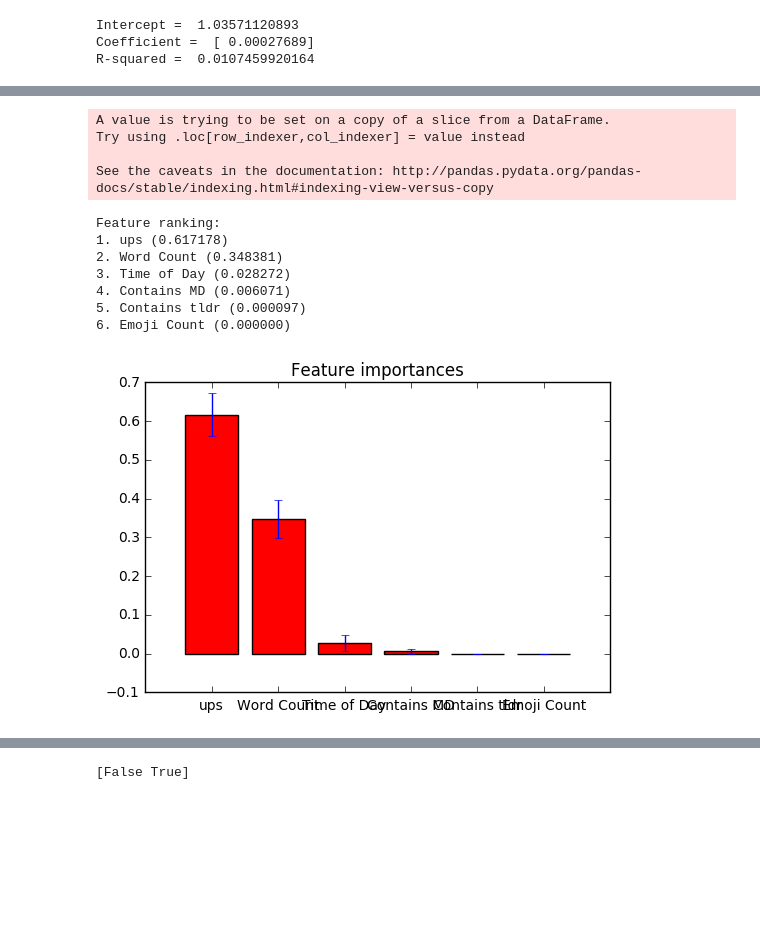
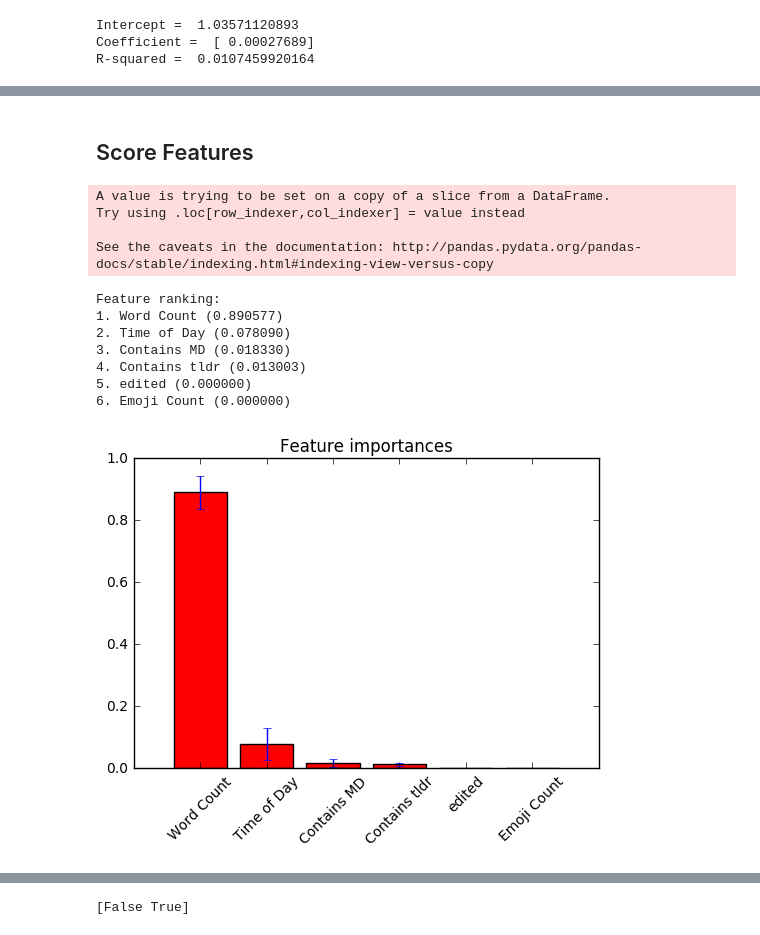
Before and after one commit to cyinwei/csce489_gold, a Jupyter notebook: Jeremy's Notebook.ipynb, the cells around one changed output, grey strips where cells are left out. Drawn from its saved outputs; the diff is of its cells as text; code cells hidden in the pictures; blank space fills up the shorter version.

```diff
--- a/Jeremy's Notebook.ipynb
+++ b/Jeremy's Notebook.ipynb
@@ -208,13 +204,16 @@ top.plot(kind='pie', y='gilded', autopct='%1.1f%%', legend=False)
+# %% [markdown]
+## Score Features
 # %%
 import numpy as np
 import matplotlib.pyplot as plt
+import pandas as pd
 
 from scripts import Munger as mg
 
 from sklearn.datasets import make_classification
 from sklearn.ensemble import ExtraTreesClassifier
 
-data = pd.read_csv('W:/CSCE489/Start Data/test/RC_2015-01_toplevel_funny.csv')
+data = pd.read_csv('W:/CSCE489/Start Data/Train/WTF_train.csv')
 
 data['body'] = data['body'].astype(str)
 
@@ -224,6 +223,7 @@ data['Contains tldr'] = data['body'].map(lambda x: mg.containsTLDR(x))
 data['Word Count'] = data['body'].map(lambda x: mg.wordcount(x))
 data['Emoji Count'] = data['body'].map(lambda x: mg.emojicount(x))
 data['Time of Day'] = data['created_utc'].map(lambda x: mg.getTimeofDay(x))
+data['edited'] = data['edited'].astype(bool)
 
 todmap = {
     'Afternoon': 1,
@@ -232,44 +232,44 @@ todmap = {
     'Morning': 4
 }
 
-X = data[['ups' ,'Contains MD', 'Contains tldr', 'Word Count', 'Emoji Count', 'Time of Day']]
+X = data[['Contains MD', 'Contains tldr', 'Word Count', 'Emoji Count', 'Time of Day', 'edited']]
 X['Time of Day'] = X['Time of Day'].map(todmap)
-y = data['gilded'].astype(bool)
+y = data['score']
 
 # Build a forest and compute the feature importances
 forest = ExtraTreesClassifier(n_estimators=250,
                               random_state=0)
 
 forest.fit(X, y)
 importances = forest.feature_importances_
 std = np.std([tree.feature_importances_ for tree in forest.estimators_],
              axis=0)
 indices = np.argsort(importances)[::-1]
 
 # Print the feature ranking
 print("Feature ranking:")
 
 for f in range(X.shape[1]):
     print '%d.' % (f + 1), X.columns.values[indices[f]], '(%f)' % importances[indices[f]]
 
 # Plot the feature importances of the forest
 plt.figure()
 plt.title("Feature importances")
 plt.bar(range(X.shape[1]), importances[indices],
        color="r", yerr=std[indices], align="center")
-plt.xticks(range(X.shape[1]), [ X.columns.values[i] for i in indices])
+plt.xticks(range(X.shape[1]), [ X.columns.values[i] for i in indices], rotation=45)
 plt.xlim([-1, X.shape[1]])
 plt.show()
 # %% [output]
 A value is trying to be set on a copy of a slice from a DataFrame.
 Try using .loc[row_indexer,col_indexer] = value instead
 
 See the caveats in the documentation: http://pandas.pydata.org/pandas-docs/stable/indexing.html#indexing-view-versus-copy
 Feature ranking:
-1. ups (0.617178)
-2. Word Count (0.348381)
-3. Time of Day (0.028272)
-4. Contains MD (0.006071)
-5. Contains tldr (0.000097)
+1. Word Count (0.890577)
+2. Time of Day (0.078090)
+3. Contains MD (0.018330)
+4. Contains tldr (0.013003)
+5. edited (0.000000)
 6. Emoji Count (0.000000)
-[figure, old version]
+[figure, new version]
```
Also changed, not shown: parts of 3 cells of this notebook, 22 other files.
